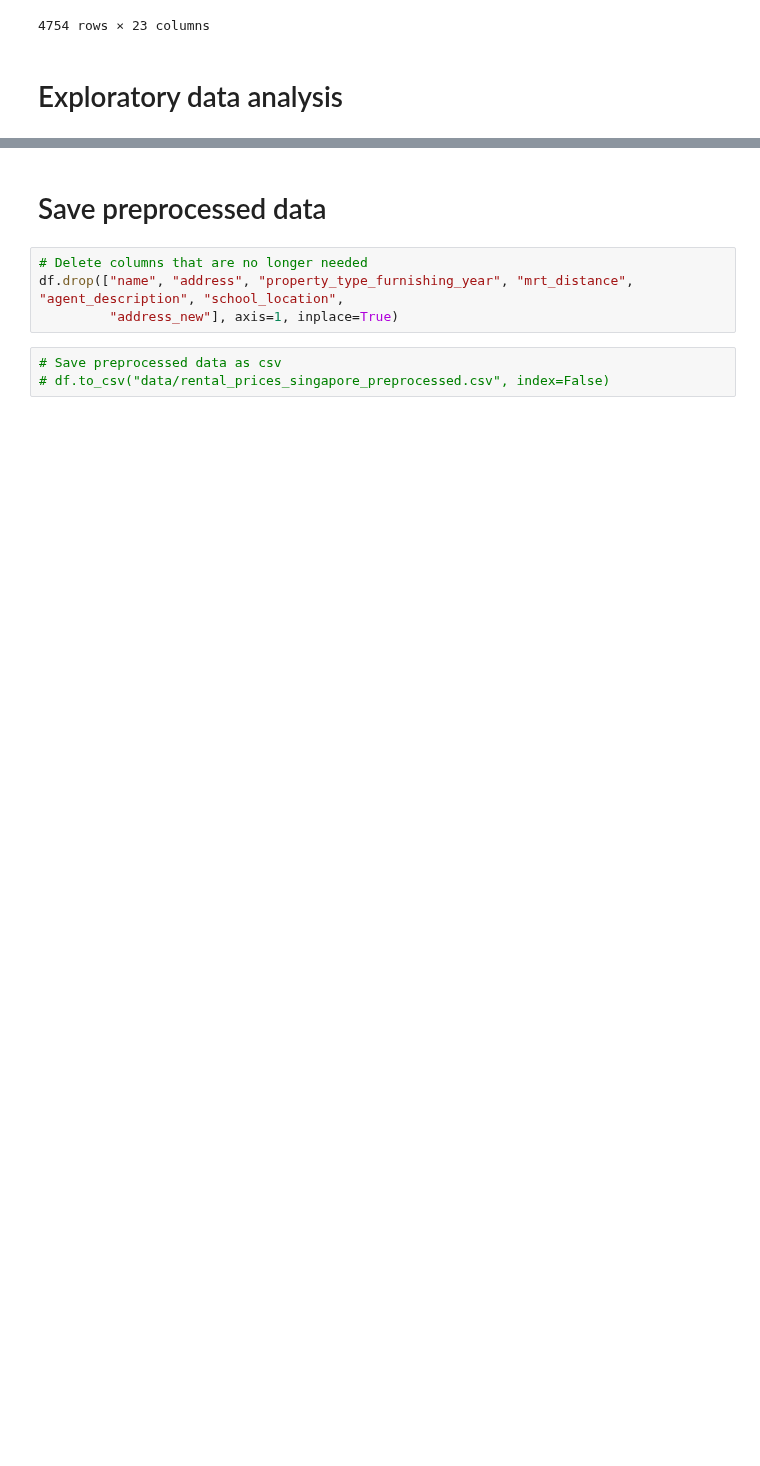
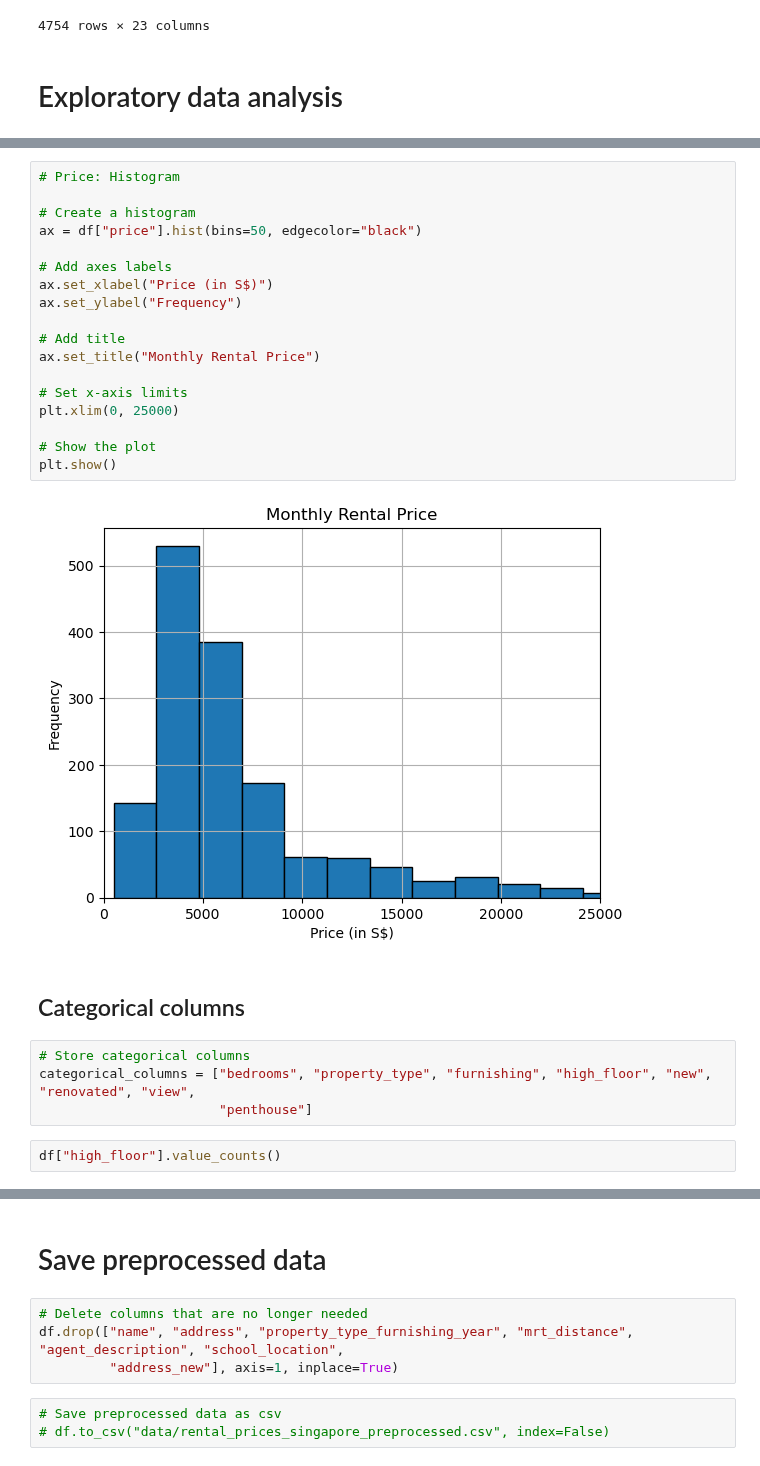
Before and after one commit to JensBender/rental-price-prediction, a Jupyter notebook: data_preprocessing.ipynb, the cells around one changed output, grey strips where cells are left out. Drawn from its saved outputs; the diff is of its cells as text; blank space fills up the shorter version.

```diff
--- a/data_preprocessing.ipynb
+++ b/data_preprocessing.ipynb
@@ -974,0 +964,28 @@ map
+# %%
+# Price: Histogram
+
+# Create a histogram
+ax = df["price"].hist(bins=50, edgecolor="black")
+
+# Add axes labels
+ax.set_xlabel("Price (in S$)")
+ax.set_ylabel("Frequency")
+
+# Add title
+ax.set_title("Monthly Rental Price")
+
+# Set x-axis limits
+plt.xlim(0, 25000)
+
+# Show the plot
+plt.show()
+# %% [output]
+[figure, added]
+# %% [markdown]
+## Categorical columns
+# %%
+# Store categorical columns
+categorical_columns = ["bedrooms", "property_type", "furnishing", "high_floor", "new", "renovated", "view",
+                       "penthouse"]
+# %%
+df["high_floor"].value_counts()
```
Also changed, not shown: parts of 24 cells of this notebook.
